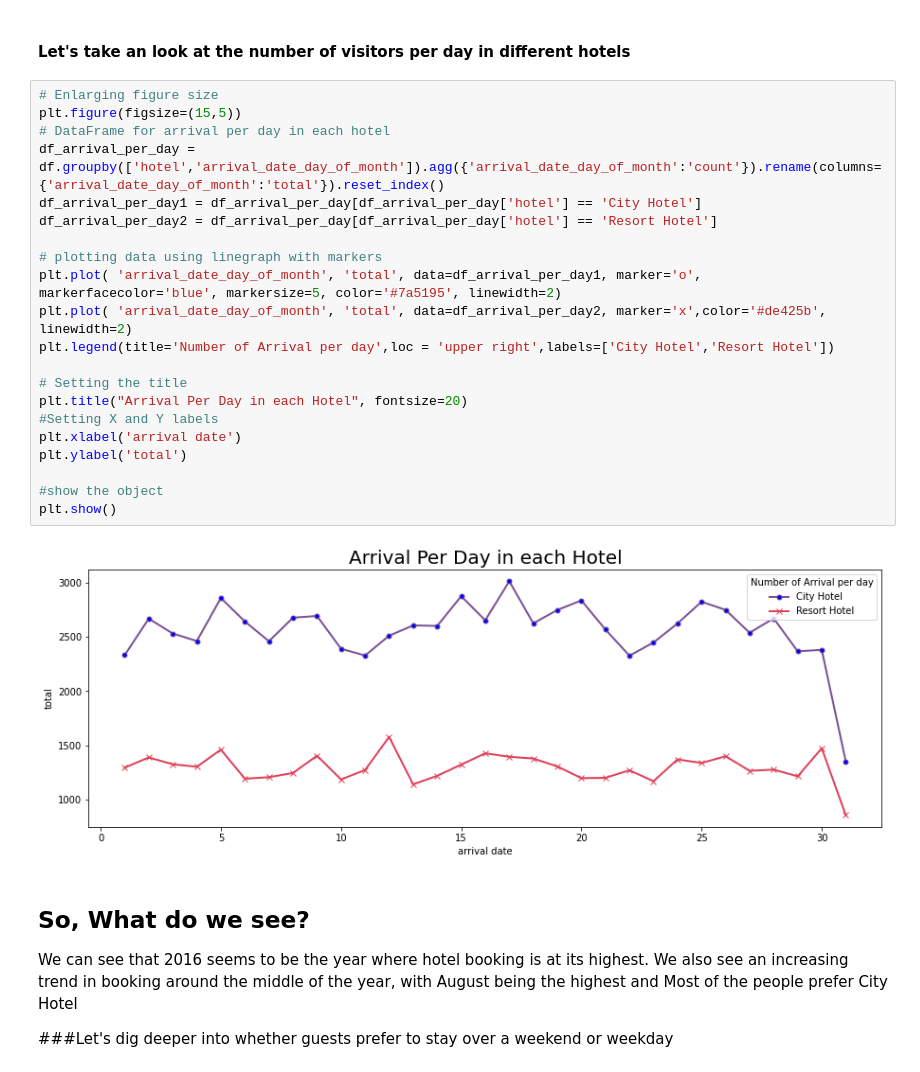
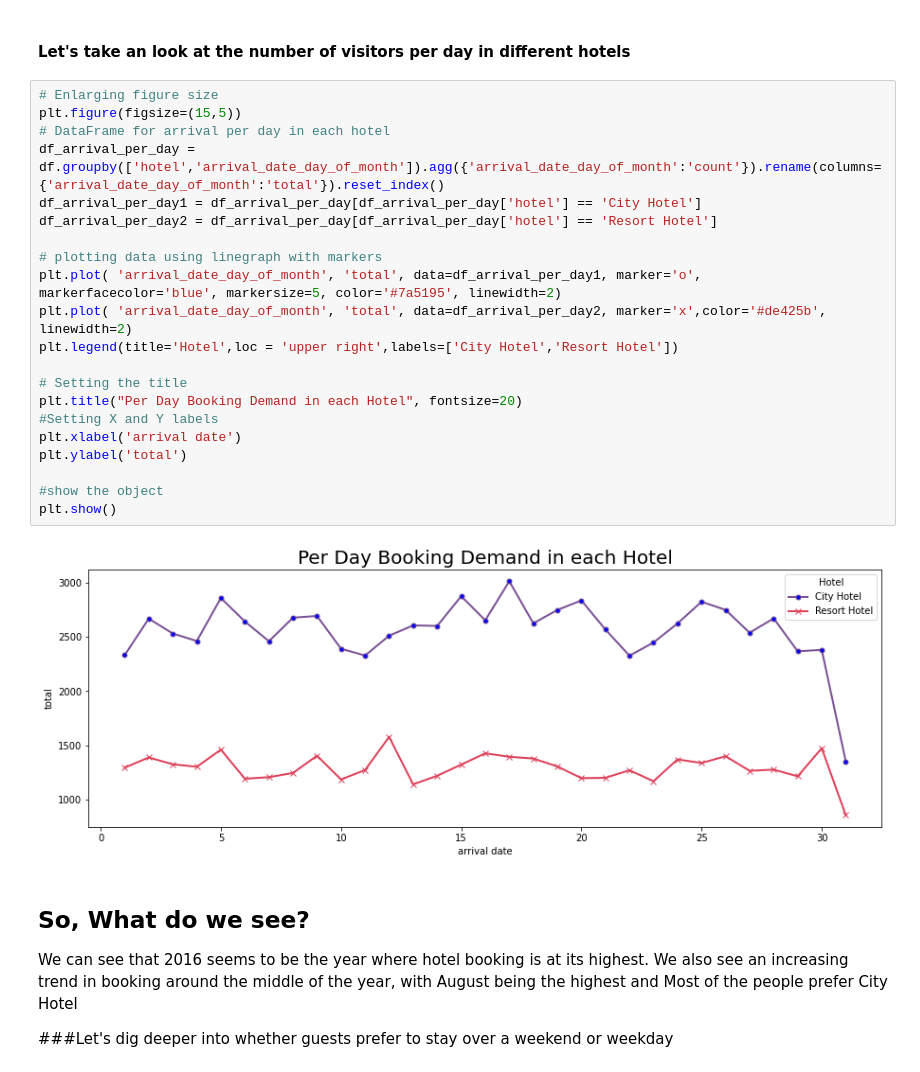
Before and after one commit to Aayushi-Sharma24/EDA-Hotel-Booking-Analysis, a Jupyter notebook: Aayushi_Sharma_Hotel_Booking_Analysis_Capstone_Project.ipynb, the cells around one changed output. Cells and saved outputs as stored; diff of their text form.

```diff
--- a/Aayushi_Sharma_Hotel_Booking_Analysis_Capstone_Project.ipynb
+++ b/Aayushi_Sharma_Hotel_Booking_Analysis_Capstone_Project.ipynb
@@ -408,26 +408,26 @@ plt.show()
 # %%
 # Enlarging figure size
 plt.figure(figsize=(15,5))
 # DataFrame for arrival per day in each hotel
 df_arrival_per_day = df.groupby(['hotel','arrival_date_day_of_month']).agg({'arrival_date_day_of_month':'count'}).rename(columns={'arrival_date_day_of_month':'total'}).reset_index()
 df_arrival_per_day1 = df_arrival_per_day[df_arrival_per_day['hotel'] == 'City Hotel']
 df_arrival_per_day2 = df_arrival_per_day[df_arrival_per_day['hotel'] == 'Resort Hotel']
 
 # plotting data using linegraph with markers
 plt.plot( 'arrival_date_day_of_month', 'total', data=df_arrival_per_day1, marker='o', markerfacecolor='blue', markersize=5, color='#7a5195', linewidth=2)
 plt.plot( 'arrival_date_day_of_month', 'total', data=df_arrival_per_day2, marker='x',color='#de425b', linewidth=2)
-plt.legend(title='Number of Arrival per day',loc = 'upper right',labels=['City Hotel','Resort Hotel'])
+plt.legend(title='Hotel',loc = 'upper right',labels=['City Hotel','Resort Hotel'])
 
 # Setting the title
-plt.title("Arrival Per Day in each Hotel", fontsize=20)
+plt.title("Per Day Booking Demand in each Hotel", fontsize=20)
 #Setting X and Y labels
 plt.xlabel('arrival date')
 plt.ylabel('total')
 
 #show the object
 plt.show()
 # %% [output]
-[figure, old version]
+[figure, new version]
 # %% [markdown]
 ## So, What do we see?
 
```
Also changed, not shown: parts of 37 cells of this notebook.
